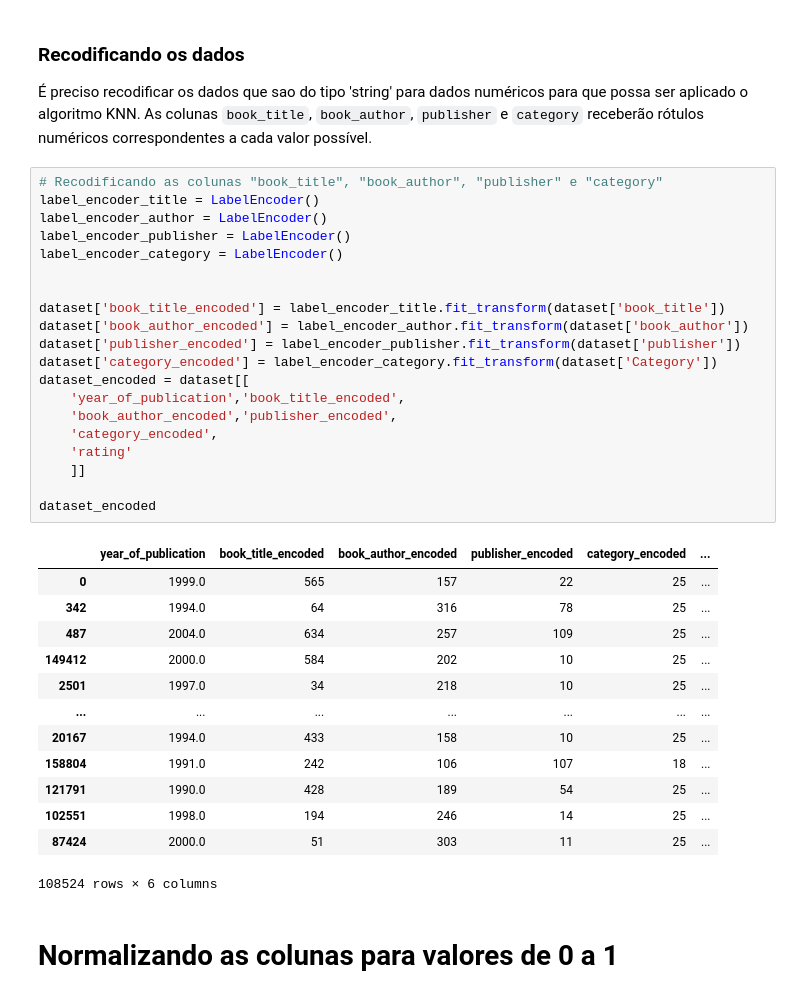
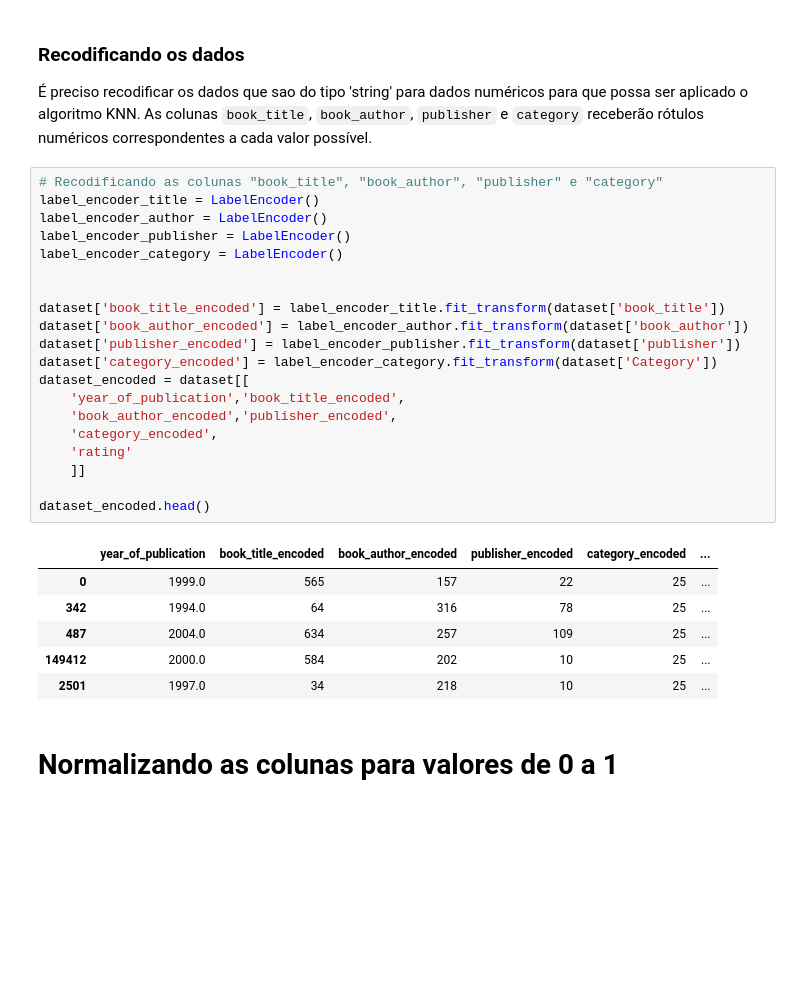
Before and after one commit to joaopcvieira/CMC-13, a Jupyter notebook: main.ipynb, the cells around one changed output. Saved outputs shown, nothing was run; the diff lists cells and outputs as text; blank space fills up the shorter version.

```diff
--- a/main.ipynb
+++ b/main.ipynb
@@ -254,37 +259,30 @@ plt.show()
 # %%
 # Recodificando as colunas "book_title", "book_author", "publisher" e "category"
 label_encoder_title = LabelEncoder()
 label_encoder_author = LabelEncoder()
 label_encoder_publisher = LabelEncoder()
 label_encoder_category = LabelEncoder()
 
 
 dataset['book_title_encoded'] = label_encoder_title.fit_transform(dataset['book_title'])
 dataset['book_author_encoded'] = label_encoder_author.fit_transform(dataset['book_author'])
 dataset['publisher_encoded'] = label_encoder_publisher.fit_transform(dataset['publisher'])
 dataset['category_encoded'] = label_encoder_category.fit_transform(dataset['Category'])
 dataset_encoded = dataset[[
     'year_of_publication','book_title_encoded',
     'book_author_encoded','publisher_encoded',
     'category_encoded',
     'rating'
     ]]
 
-dataset_encoded
+dataset_encoded.head()
 # %% [output]
 |  | year_of_publication | book_title_encoded | book_author_encoded | publisher_encoded | category_encoded | ... |
 | 0 | 1999.0 | 565 | 157 | 22 | 25 | ... |
 | 342 | 1994.0 | 64 | 316 | 78 | 25 | ... |
 | 487 | 2004.0 | 634 | 257 | 109 | 25 | ... |
 | 149412 | 2000.0 | 584 | 202 | 10 | 25 | ... |
 | 2501 | 1997.0 | 34 | 218 | 10 | 25 | ... |
-| ... | ... | ... | ... | ... | ... | ... |
-| 20167 | 1994.0 | 433 | 158 | 10 | 25 | ... |
-| 158804 | 1991.0 | 242 | 106 | 107 | 18 | ... |
-| 121791 | 1990.0 | 428 | 189 | 54 | 25 | ... |
-| 102551 | 1998.0 | 194 | 246 | 14 | 25 | ... |
-| 87424 | 2000.0 | 51 | 303 | 11 | 25 | ... |
-108524 rows × 6 columns
 # %% [markdown]
 # Normalizando as colunas para valores de 0 a 1
 # %%
```
Also changed, not shown: parts of 10 cells of this notebook.
